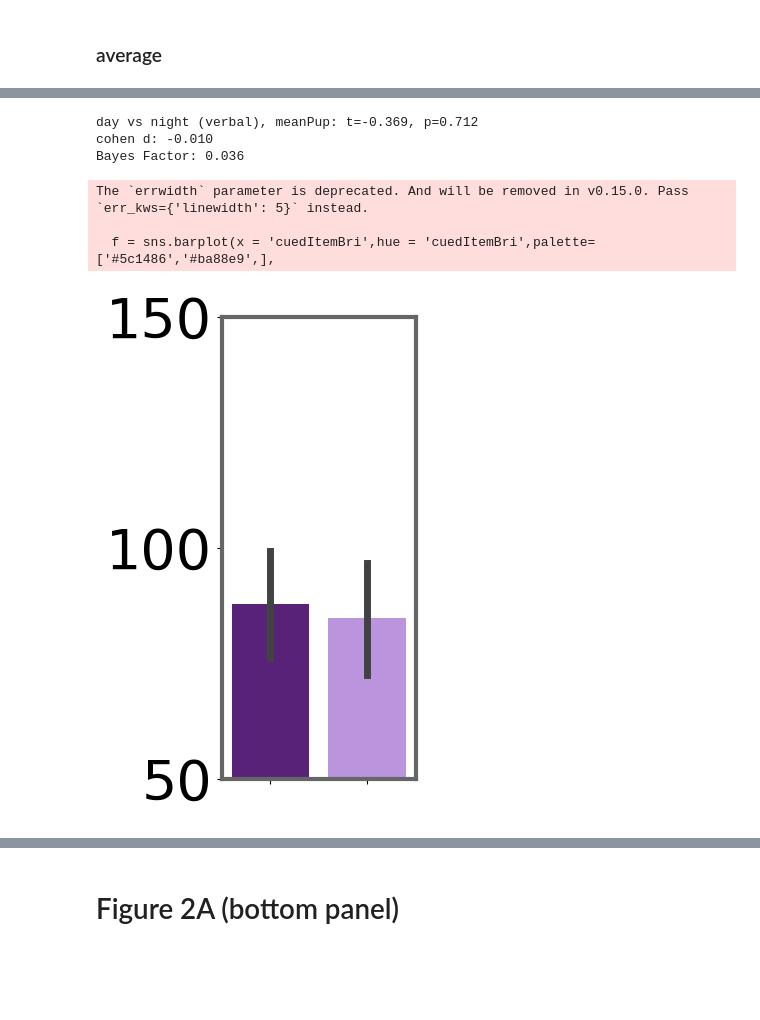
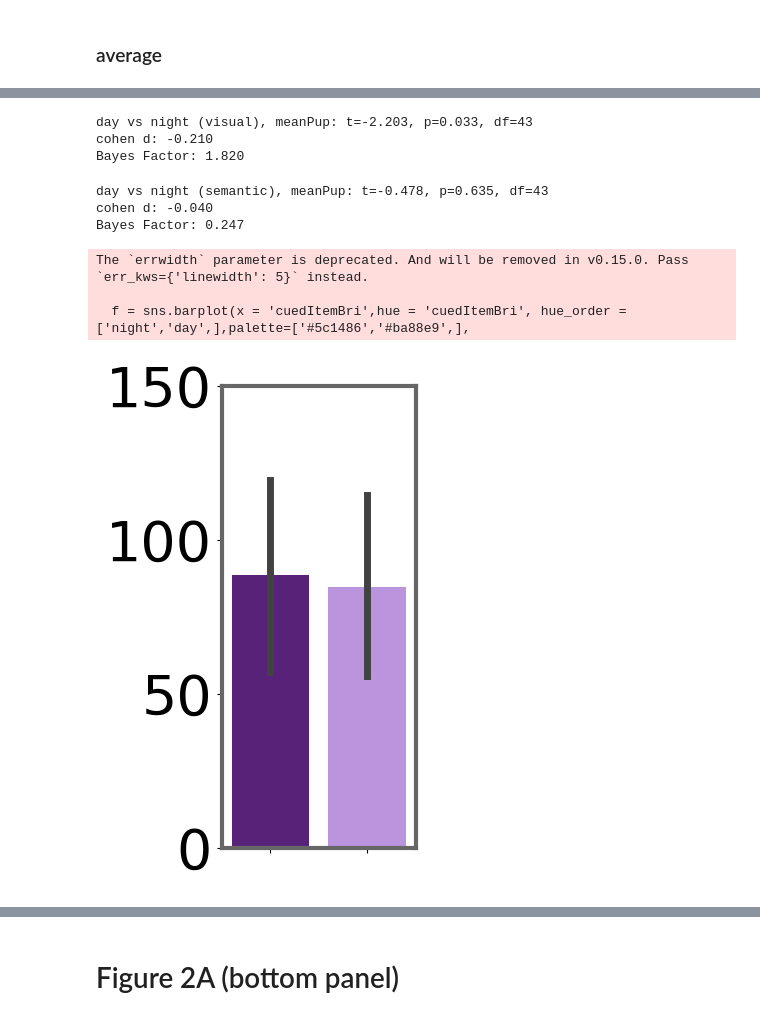
Before and after one commit to YueyingDong/yd2026_paper, a Jupyter notebook: pupil_analyses_figures.ipynb, the cells around one changed output, grey strips where cells are left out. Drawn from its saved outputs; the diff is of its cells as text; code cells hidden in the pictures; blank space fills up the shorter version.

```diff
--- a/pupil_analyses_figures.ipynb
+++ b/pupil_analyses_figures.ipynb
@@ -365,52 +343,73 @@ Bayes Factor: 0.898
-# %%
-day_pup = verPup[verPup.cuedItemBri == 'day'].meanPup
-night_pup = verPup[verPup.cuedItemBri == 'night'].meanPup
-
-ttest_result = stats.ttest_ind(day_pup, night_pup, nan_policy='omit')
-t_value = ttest_result.statistic
-cohen_d_value = round(cohenD(day_pup, night_pup), 2)
-
-bf = pg.bayesfactor_ttest(t=t_value, nx=len(day_pup), ny=len(night_pup))
-
-print(f'day vs night (verbal), meanPup: t={t_value:.3f}, p={ttest_result.pvalue:.3f}')
-print(f'cohen d: {cohen_d_value:.3f}')
-print(f'Bayes Factor: {bf:.3f}')
-# %% [output]
-day vs night (verbal), meanPup: t=-0.369, p=0.712
-cohen d: -0.010
-Bayes Factor: 0.036
+# %%
+temp_vis = visPup.groupby(['participant','cuedItemBri']).mean(numeric_only = True).reset_index()
+
+day_pup = temp_vis[temp_vis.cuedItemBri == 'day'].meanPup
+night_pup = temp_vis[temp_vis.cuedItemBri == 'night'].meanPup
+
+ttest_result = stats.ttest_rel(day_pup, night_pup, nan_policy='omit')
+t_value = ttest_result.statistic
+cohen_d_value = round(cohenD(day_pup, night_pup), 2)
+
+bf = pg.bayesfactor_ttest(t=t_value, nx=len(day_pup), ny=len(night_pup))
+
+print(f'day vs night (visual), meanPup: t={t_value:.3f}, p={ttest_result.pvalue:.3f}, df={ttest_result.df}')
+print(f'cohen d: {cohen_d_value:.3f}')
+print(f'Bayes Factor: {bf:.3f}')
+# %% [output]
+day vs night (visual), meanPup: t=-2.203, p=0.033, df=43
+cohen d: -0.210
+Bayes Factor: 1.820
+# %%
+temp_ver = verPup.groupby(['participant','cuedItemBri']).mean(numeric_only = True).reset_index()
+
+day_pup = temp_ver[temp_ver.cuedItemBri == 'day'].meanPup
+night_pup = temp_ver[temp_ver.cuedItemBri == 'night'].meanPup
+
+ttest_result = stats.ttest_rel(day_pup, night_pup, nan_policy='omit')
+t_value = ttest_result.statistic
+cohen_d_value = round(cohenD(day_pup, night_pup), 2)
+
+bf = pg.bayesfactor_ttest(t=t_value, nx=len(day_pup), ny=len(night_pup))
+
+print(f'day vs night (semantic), meanPup: t={t_value:.3f}, p={ttest_result.pvalue:.3f}, df={ttest_result.df}')
+print(f'cohen d: {cohen_d_value:.3f}')
+print(f'Bayes Factor: {bf:.3f}')
+# %% [output]
+day vs night (semantic), meanPup: t=-0.478, p=0.635, df=43
+cohen d: -0.040
+Bayes Factor: 0.247
 # %%
 fs(2.5,6)
 fig, ax = plt.subplots()
 
 colors = ['#ba88e9','#5c1486','#1e681f','#60d062',]
-f = sns.barplot(x = 'cuedItemBri',hue = 'cuedItemBri',palette=['#5c1486','#ba88e9',],
+f = sns.barplot(x = 'cuedItemBri',hue = 'cuedItemBri', hue_order = ['night','day',],palette=['#5c1486','#ba88e9',],
             order = ['night','day',],linewidth = 5, errwidth=5,
-            y = 'meanPup',data = pupNormMean[pupNormMean.trlType == 'verbal'])
+            y = 'meanPup',data = temp_ver)
 
 
 
-plt.ylim(50,150)
+plt.ylim(0,150)
 plt.gca().yaxis.set_major_locator(ticker.MultipleLocator(50))
 plt.tick_params(axis = 'y',labelsize=40)
 plt.xlabel('',c = 'white')
 plt.ylabel('',c = 'white')
 plt.xticks(c = 'white');
 
 
 ax.spines['left'].set_color('#666666')
 ax.spines['bottom'].set_color('#666666')
 ax.spines['right'].set_color('#666666')
 ax.spines['top'].set_color('#666666')
 ax.spines['left'].set_linewidth(3)
 ax.spines['bottom'].set_linewidth(3)
 ax.spines['right'].set_linewidth(3)
 ax.spines['top'].set_linewidth(3)
 # %% [output]
 The `errwidth` parameter is deprecated. And will be removed in v0.15.0. Pass `err_kws={'linewidth': 5}` instead.
 
-  f = sns.barplot(x = 'cuedItemBri',hue = 'cuedItemBri',palette=['#5c1486','#ba88e9',],
+  f = sns.barplot(x = 'cuedItemBri',hue = 'cuedItemBri', hue_order = ['night','day',],palette=['#5c1486','#ba88e9',],
-[figure, old version]
+[figure, new version]
 # %%
 fs(2.5,6)
 fig, ax = plt.subplots()
```
Also changed, not shown: parts of 7 cells of this notebook.
